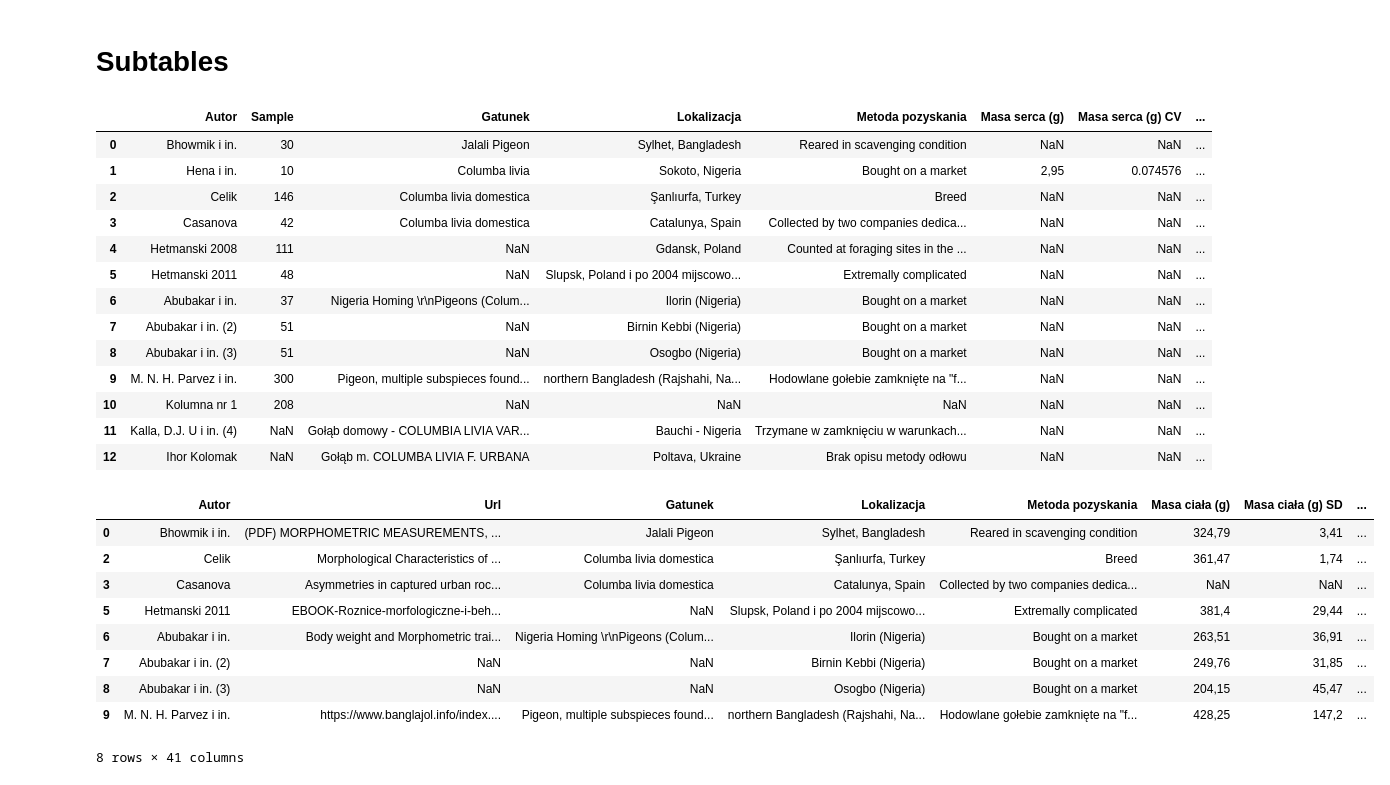
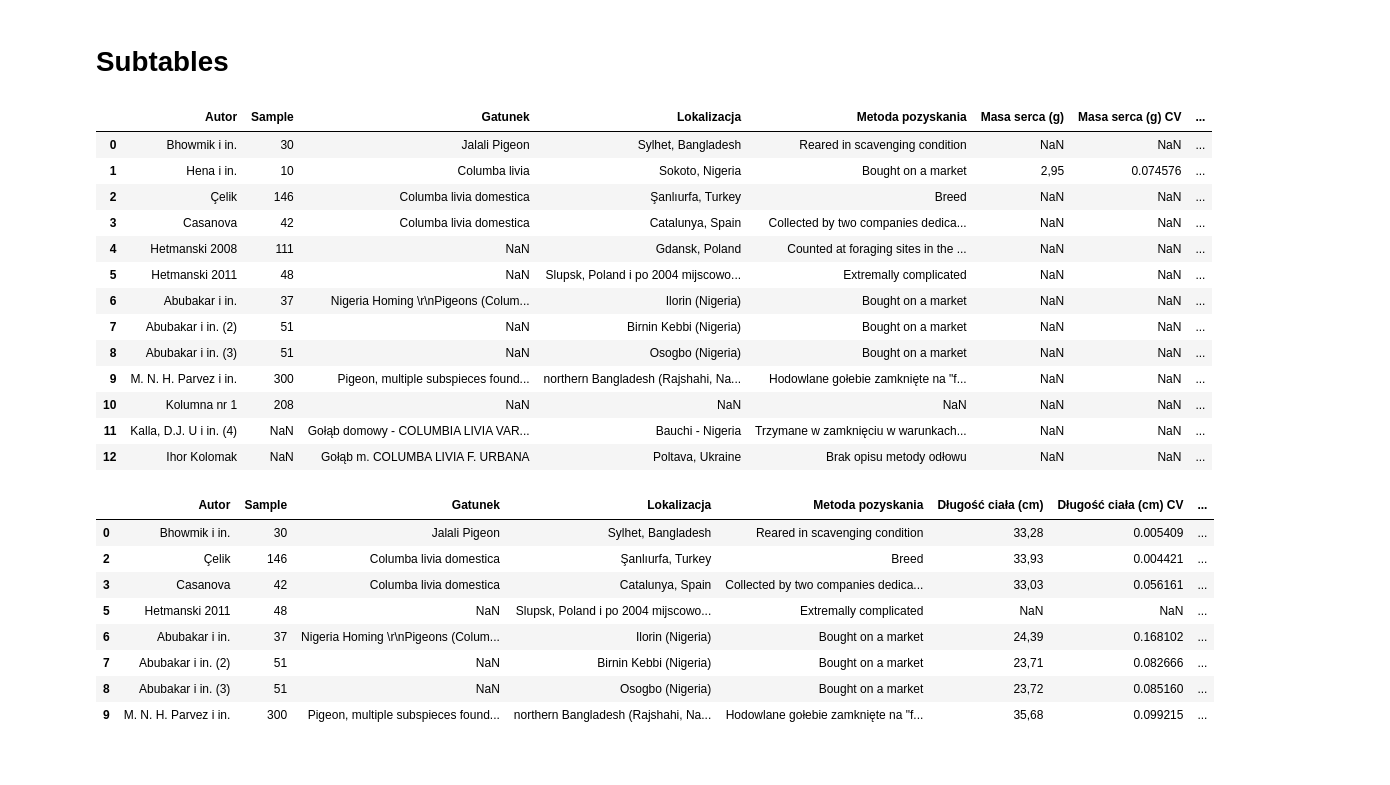
Before and after one commit to mateuszkojro/charakterystyka-morfometryczna-golebia-miejskiego, a Jupyter notebook: 12-different-studies-processing.ipynb, the cells around one changed output. Drawn from its saved outputs; the diff is of its cells as text; code cells hidden in the pictures.

```diff
--- a/12-different-studies-processing.ipynb
+++ b/12-different-studies-processing.ipynb
@@ -147,6 +147,10 @@ dlugosc_ciala_variables = [
     "Średnica stępu (cm)",
 ]
 
+masa_variables = [
+    "Masa ciała (g)",
+]
+
 base_cols = ["Autor", "Sample", "Gatunek", "Lokalizacja", "Metoda pozyskania"]
 
 def get_cols(variables):
@@ -161,7 +165,7 @@ df[base_cols + get_cols(ograny_variables)]
 |  | Autor | Sample | Gatunek | Lokalizacja | Metoda pozyskania | Masa serca (g) | Masa serca (g) CV | ... |
 | 0 | Bhowmik i in. | 30 | Jalali Pigeon | Sylhet, Bangladesh | Reared in scavenging condition | NaN | NaN | ... |
 | 1 | Hena i in. | 10 | Columba livia | Sokoto, Nigeria | Bought on a market | 2,95 | 0.074576 | ... |
-| 2 | Celik | 146 | Columba livia domestica | Şanlıurfa, Turkey | Breed | NaN | NaN | ... |
+| 2 | Çelik | 146 | Columba livia domestica | Şanlıurfa, Turkey | Breed | NaN | NaN | ... |
 | 3 | Casanova | 42 | Columba livia domestica | Catalunya, Spain | Collected by two companies dedica... | NaN | NaN | ... |
 | 4 | Hetmanski 2008 | 111 | NaN | Gdansk, Poland | Counted at foraging sites in the ... | NaN | NaN | ... |
 | 5 | Hetmanski 2011 | 48 | NaN | Slupsk, Poland i po 2004 mijscowo... | Extremally complicated | NaN | NaN | ... |
@@ -175,20 +179,20 @@ df[base_cols + get_cols(ograny_variables)]
 # %%
 def sub_table(df, variabes):
     mask = []
-    requested_rows = get_cols(variabes)
-    for idx, row in df[requested_rows].iterrows():
+    requested_cols = get_cols(variabes)
+    for idx, row in df[requested_cols].iterrows():
         if not row.isna().all():
             mask.append(idx)
-    return df[base_cols + requested_rows].iloc[mask][]
+    return df[base_cols + requested_cols].iloc[mask]
 # %%
+sub_table(df, dlugosc_ciala_variables)
 # %% [output]
-|  | Autor | Url | Gatunek | Lokalizacja | Metoda pozyskania | Masa ciała (g) | Masa ciała (g) SD | ... |
-| 0 | Bhowmik i in. | (PDF) MORPHOMETRIC MEASUREMENTS, ... | Jalali Pigeon | Sylhet, Bangladesh | Reared in scavenging condition | 324,79 | 3,41 | ... |
-| 2 | Celik | Morphological Characteristics of ... | Columba livia domestica | Şanlıurfa, Turkey | Breed | 361,47 | 1,74 | ... |
-| 3 | Casanova | Asymmetries in captured urban roc... | Columba livia domestica | Catalunya, Spain | Collected by two companies dedica... | NaN | NaN | ... |
-| 5 | Hetmanski 2011 | EBOOK-Roznice-morfologiczne-i-beh... | NaN | Slupsk, Poland i po 2004 mijscowo... | Extremally complicated | 381,4 | 29,44 | ... |
-| 6 | Abubakar i in. | Body weight and Morphometric trai... | Nigeria Homing \r\nPigeons (Colum... | Ilorin (Nigeria) | Bought on a market | 263,51 | 36,91 | ... |
-| 7 | Abubakar i in. (2) | NaN | NaN | Birnin Kebbi (Nigeria) | Bought on a market | 249,76 | 31,85 | ... |
-| 8 | Abubakar i in. (3) | NaN | NaN | Osogbo (Nigeria) | Bought on a market | 204,15 | 45,47 | ... |
-| 9 | M. N. H. Parvez i in. | https://www.banglajol.info/index.... | Pigeon, multiple subspieces found... | northern Bangladesh (Rajshahi, Na... | Hodowlane gołebie zamknięte na "f... | 428,25 | 147,2 | ... |
+|  | Autor | Sample | Gatunek | Lokalizacja | Metoda pozyskania | Długość ciała (cm) | Długość ciała (cm) CV | ... |
+| 0 | Bhowmik i in. | 30 | Jalali Pigeon | Sylhet, Bangladesh | Reared in scavenging condition | 33,28 | 0.005409 | ... |
+| 2 | Çelik | 146 | Columba livia domestica | Şanlıurfa, Turkey | Breed | 33,93 | 0.004421 | ... |
+| 3 | Casanova | 42 | Columba livia domestica | Catalunya, Spain | Collected by two companies dedica... | 33,03 | 0.056161 | ... |
+| 5 | Hetmanski 2011 | 48 | NaN | Slupsk, Poland i po 2004 mijscowo... | Extremally complicated | NaN | NaN | ... |
+| 6 | Abubakar i in. | 37 | Nigeria Homing \r\nPigeons (Colum... | Ilorin (Nigeria) | Bought on a market | 24,39 | 0.168102 | ... |
+| 7 | Abubakar i in. (2) | 51 | NaN | Birnin Kebbi (Nigeria) | Bought on a market | 23,71 | 0.082666 | ... |
+| 8 | Abubakar i in. (3) | 51 | NaN | Osogbo (Nigeria) | Bought on a market | 23,72 | 0.085160 | ... |
+| 9 | M. N. H. Parvez i in. | 300 | Pigeon, multiple subspieces found... | northern Bangladesh (Rajshahi, Na... | Hodowlane gołebie zamknięte na "f... | 35,68 | 0.099215 | ... |
-8 rows × 41 columns
```
Also changed, not shown: parts of 4 cells of this notebook, 16 other files.
